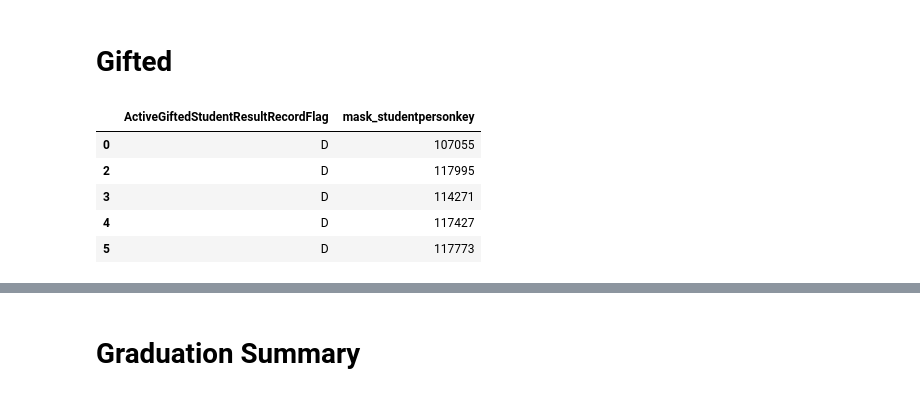
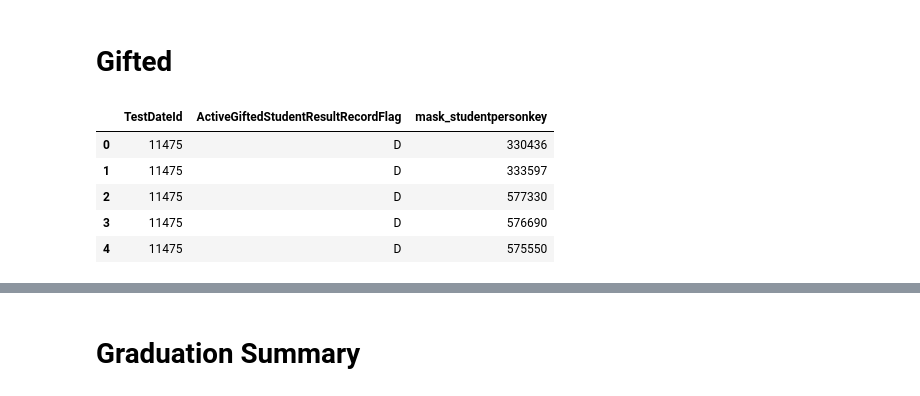
Before and after one commit to shermanpch/ai-coach, a Jupyter notebook: notebooks/001_create_student_profile_dataset.ipynb, the cells around one changed output, grey strips where cells are left out. Drawn from its saved outputs; the diff is of its cells as text; code cells hidden in the pictures.

```diff
--- a/notebooks/001_create_student_profile_dataset.ipynb
+++ b/notebooks/001_create_student_profile_dataset.ipynb
@@ -167,16 +187,20 @@ enrolment.head()
 # %%
 gifted = pd.read_csv(
     "data/internal/Gifted Student Results.csv",
-    usecols=["mask_studentpersonkey", "ActiveGiftedStudentResultRecordFlag"],
+    usecols=[
+        "mask_studentpersonkey",
+        "TestDateId",
+        "ActiveGiftedStudentResultRecordFlag",
+    ],
 )
 
-gifted["mask_studentpersonkey"] = enrolment["mask_studentpersonkey"].astype(str)
-gifted = gifted.drop_duplicates(subset=["mask_studentpersonkey"], keep="first")
+gifted["mask_studentpersonkey"] = gifted["mask_studentpersonkey"].astype(str)
+gifted["TestDateId"] = gifted["TestDateId"].astype(str)
 gifted.head()
 # %% [output]
-|  | ActiveGiftedStudentResultRecordFlag | mask_studentpersonkey |
-| 0 | D | 107055 |
-| 2 | D | 117995 |
-| 3 | D | 114271 |
-| 4 | D | 117427 |
-| 5 | D | 117773 |
+|  | TestDateId | ActiveGiftedStudentResultRecordFlag | mask_studentpersonkey |
+| 0 | 11475 | D | 330436 |
+| 1 | 11475 | D | 333597 |
+| 2 | 11475 | D | 577330 |
+| 3 | 11475 | D | 576690 |
+| 4 | 11475 | D | 575550 |
```
Also changed, not shown: parts of 14 cells of this notebook, 9 other files.
